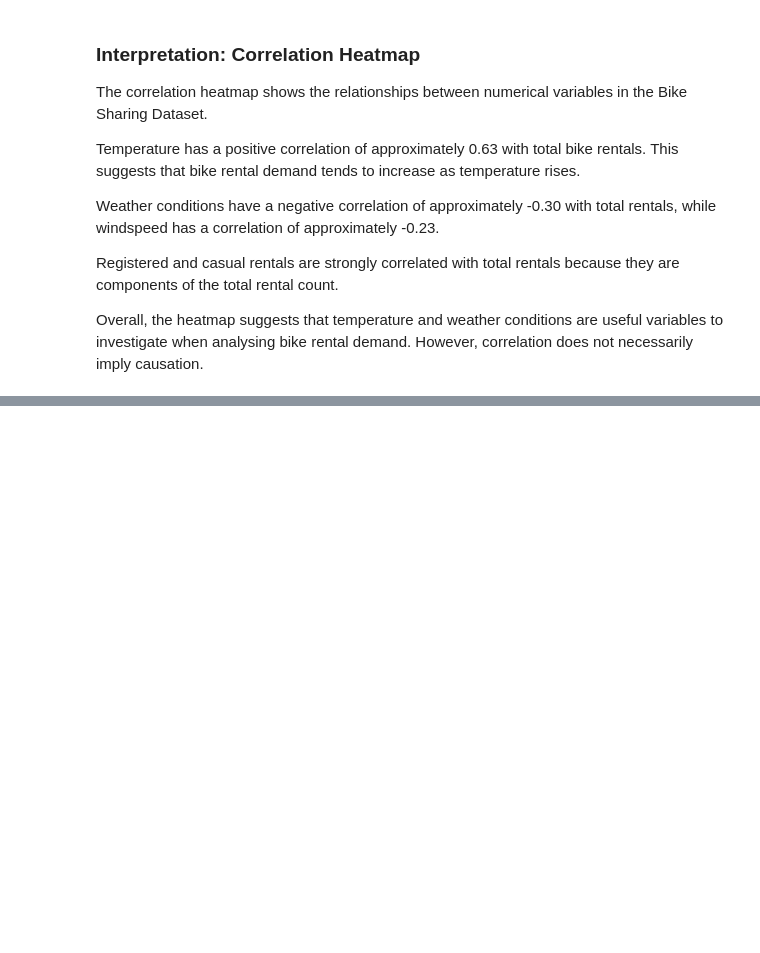
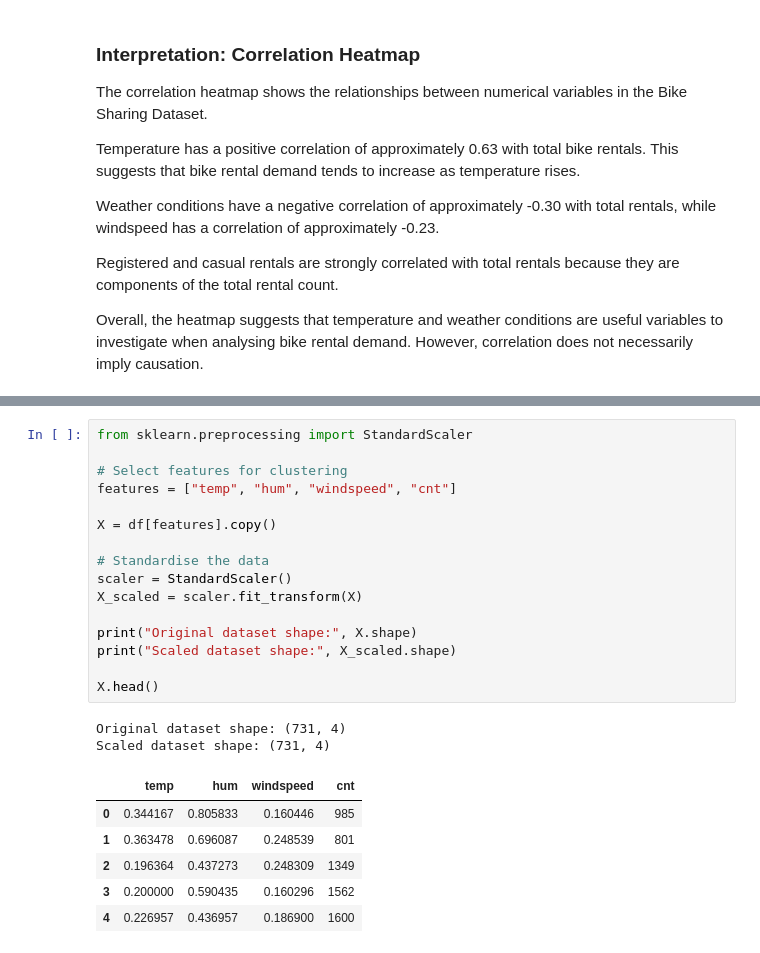
Before and after one commit to 2026059-rgb/CA1-2026059, a Jupyter notebook: notebooks/Khishigjargal_Burmaa_ca1-machine_learning_for_business.ipynb, the cells around one changed output, grey strips where cells are left out. Saved outputs shown, nothing was run; the diff lists cells and outputs as text; blank space fills up the shorter version.

```diff
--- a/notebooks/Khishigjargal_Burmaa_ca1-machine_learning_for_business.ipynb
+++ b/notebooks/Khishigjargal_Burmaa_ca1-machine_learning_for_business.ipynb
@@ -196,0 +209,25 @@ Overall, the heatmap suggests that temperature and weather conditions are useful
+# %%
+from sklearn.preprocessing import StandardScaler
+
+# Select features for clustering
+features = ["temp", "hum", "windspeed", "cnt"]
+
+X = df[features].copy()
+
+# Standardise the data
+scaler = StandardScaler()
+X_scaled = scaler.fit_transform(X)
+
+print("Original dataset shape:", X.shape)
+print("Scaled dataset shape:", X_scaled.shape)
+
+X.head()
+# %% [output]
+Original dataset shape: (731, 4)
+Scaled dataset shape: (731, 4)
+|  | temp | hum | windspeed | cnt |
+| 0 | 0.344167 | 0.805833 | 0.160446 | 985 |
+| 1 | 0.363478 | 0.696087 | 0.248539 | 801 |
+| 2 | 0.196364 | 0.437273 | 0.248309 | 1349 |
+| 3 | 0.200000 | 0.590435 | 0.160296 | 1562 |
+| 4 | 0.226957 | 0.436957 | 0.186900 | 1600 |
```
Also changed, not shown: parts of 19 cells of this notebook.
